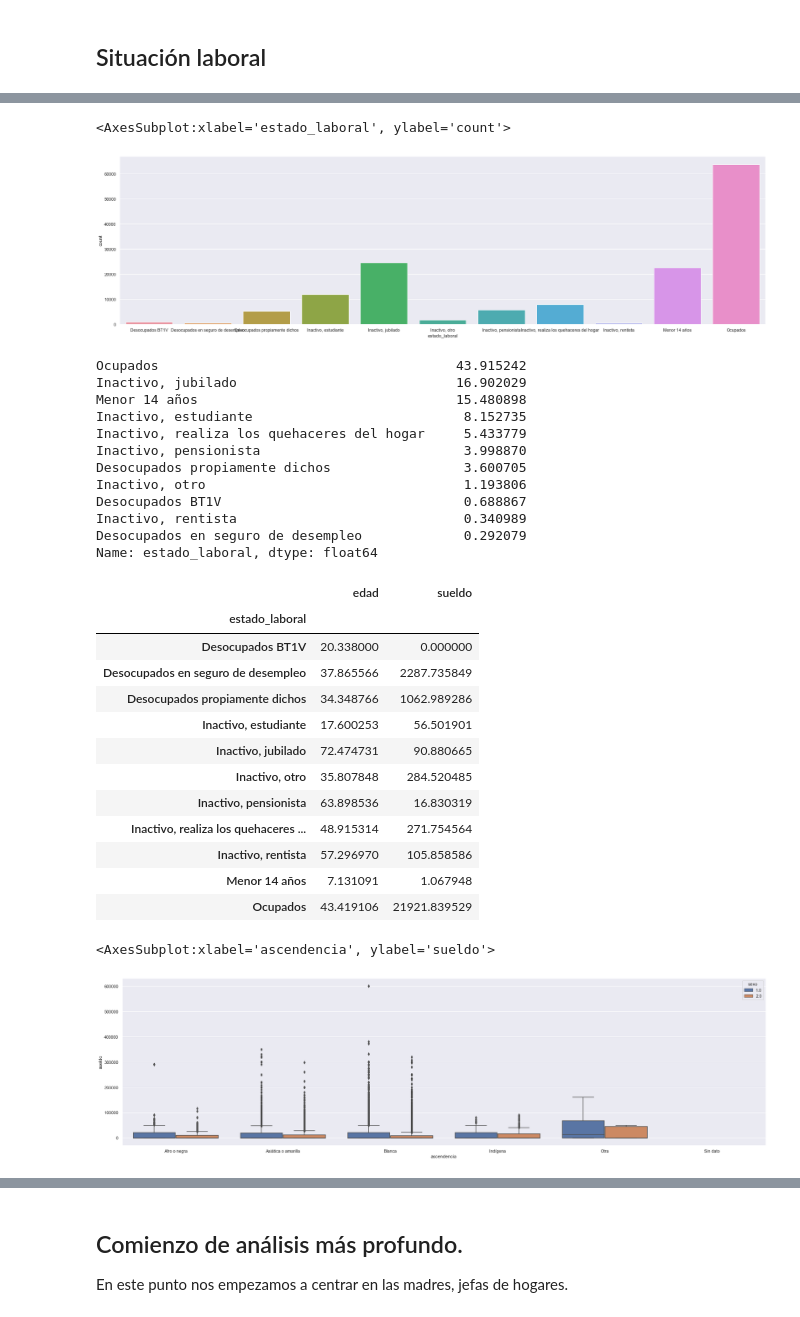
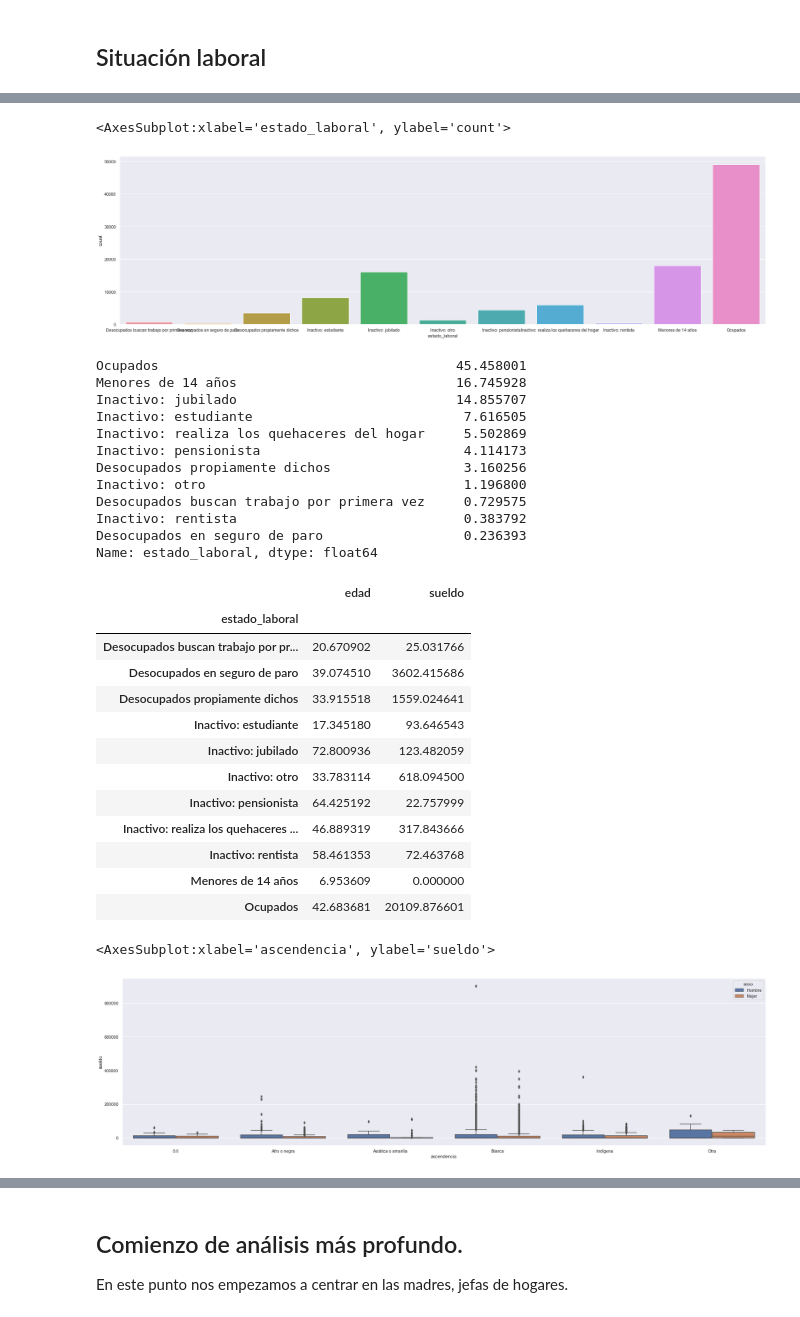
Before and after one commit to anicolon/coder_proyecto, a Jupyter notebook: hch_2020/hyp_2020.ipynb, the cells around one changed output, grey strips where cells are left out. Cells and saved outputs as stored; diff of their text form; code cells hidden in the pictures.

```diff
--- a/hch_2020/hyp_2020.ipynb
+++ b/hch_2020/hyp_2020.ipynb
@@ -18,13 +18,12 @@ sns.set(rc={'figure.figsize':(30,8)})
 
 Para leer el archivo es necesario contar con la libreria _pyreadstat_
 # %%
-df = pd.read_spss('HyP_2020_Terceros.sav')
+df = pd.read_spss('/Users/anicolon/Desktop/coder_proyecto/hch_2020/HyP2019/HyP_2019_Terceros.sav')
 
 df = df.rename(columns={
     'numero': 'id_hogar',
     'e26': 'sexo',
     'e27': 'edad',
-    'e563': 'genero',
     'e29_6': 'ascendencia',
     'e30': 'parentesco',
     'pobpcoac': 'estado_laboral',
@@ -47,7 +46,6 @@ df = df[[
     'id_hogar',
     'sexo',
     'edad',
-    'genero',
     'ascendencia',
     'parentesco',
     'estado_laboral',
@@ -224,45 +197,45 @@ Name: estado_laboral, dtype: int64
 sns.countplot(x=df['estado_laboral'])
 # %% [output]
 <AxesSubplot:xlabel='estado_laboral', ylabel='count'>
-[figure, old version]
+[figure, new version]
 # %%
 df['estado_laboral'].value_counts() / len(df['estado_laboral']) * 100
 # %% [output]
-Ocupados                                      43.915242
-Inactivo, jubilado                            16.902029
-Menor 14 años                                 15.480898
-Inactivo, estudiante                           8.152735
-Inactivo, realiza los quehaceres del hogar     5.433779
-Inactivo, pensionista                          3.998870
-Desocupados propiamente dichos                 3.600705
-Inactivo, otro                                 1.193806
-Desocupados BT1V                               0.688867
-Inactivo, rentista                             0.340989
-Desocupados en seguro de desempleo             0.292079
+Ocupados                                      45.458001
+Menores de 14 años                            16.745928
+Inactivo: jubilado                            14.855707
+Inactivo: estudiante                           7.616505
+Inactivo: realiza los quehaceres del hogar     5.502869
+Inactivo: pensionista                          4.114173
+Desocupados propiamente dichos                 3.160256
+Inactivo: otro                                 1.196800
+Desocupados buscan trabajo por primera vez     0.729575
+Inactivo: rentista                             0.383792
+Desocupados en seguro de paro                  0.236393
 Name: estado_laboral, dtype: float64
 # %%
 df.groupby(by='estado_laboral').mean()
 # %% [output]
 |  | edad | sueldo |
 | estado_laboral |  |  |
-| Desocupados BT1V | 20.338000 | 0.000000 |
-| Desocupados en seguro de desempleo | 37.865566 | 2287.735849 |
-| Desocupados propiamente dichos | 34.348766 | 1062.989286 |
-| Inactivo, estudiante | 17.600253 | 56.501901 |
-| Inactivo, jubilado | 72.474731 | 90.880665 |
-| Inactivo, otro | 35.807848 | 284.520485 |
-| Inactivo, pensionista | 63.898536 | 16.830319 |
-| Inactivo, realiza los quehaceres ... | 48.915314 | 271.754564 |
-| Inactivo, rentista | 57.296970 | 105.858586 |
-| Menor 14 años | 7.131091 | 1.067948 |
-| Ocupados | 43.419106 | 21921.839529 |
+| Desocupados buscan trabajo por pr... | 20.670902 | 25.031766 |
+| Desocupados en seguro de paro | 39.074510 | 3602.415686 |
+| Desocupados propiamente dichos | 33.915518 | 1559.024641 |
+| Inactivo: estudiante | 17.345180 | 93.646543 |
+| Inactivo: jubilado | 72.800936 | 123.482059 |
+| Inactivo: otro | 33.783114 | 618.094500 |
+| Inactivo: pensionista | 64.425192 | 22.757999 |
+| Inactivo: realiza los quehaceres ... | 46.889319 | 317.843666 |
+| Inactivo: rentista | 58.461353 | 72.463768 |
+| Menores de 14 años | 6.953609 | 0.000000 |
+| Ocupados | 42.683681 | 20109.876601 |
 # %%
-df = df[~df['ascendencia'].str.contains('Sin dato')]
+# df = df[~df['ascendencia'].str.contains('Sin dato')]
 
 sns.boxplot(data=df, x='ascendencia', y='sueldo', hue='sexo')
 # %% [output]
 <AxesSubplot:xlabel='ascendencia', ylabel='sueldo'>
-[figure, old version]
+[figure, new version]
 # %%
 sns.lineplot(data=df, x='edad', y='sueldo',hue='sexo')
 # %% [output]
```
Also changed, not shown: parts of 29 cells of this notebook, 1 other file.
